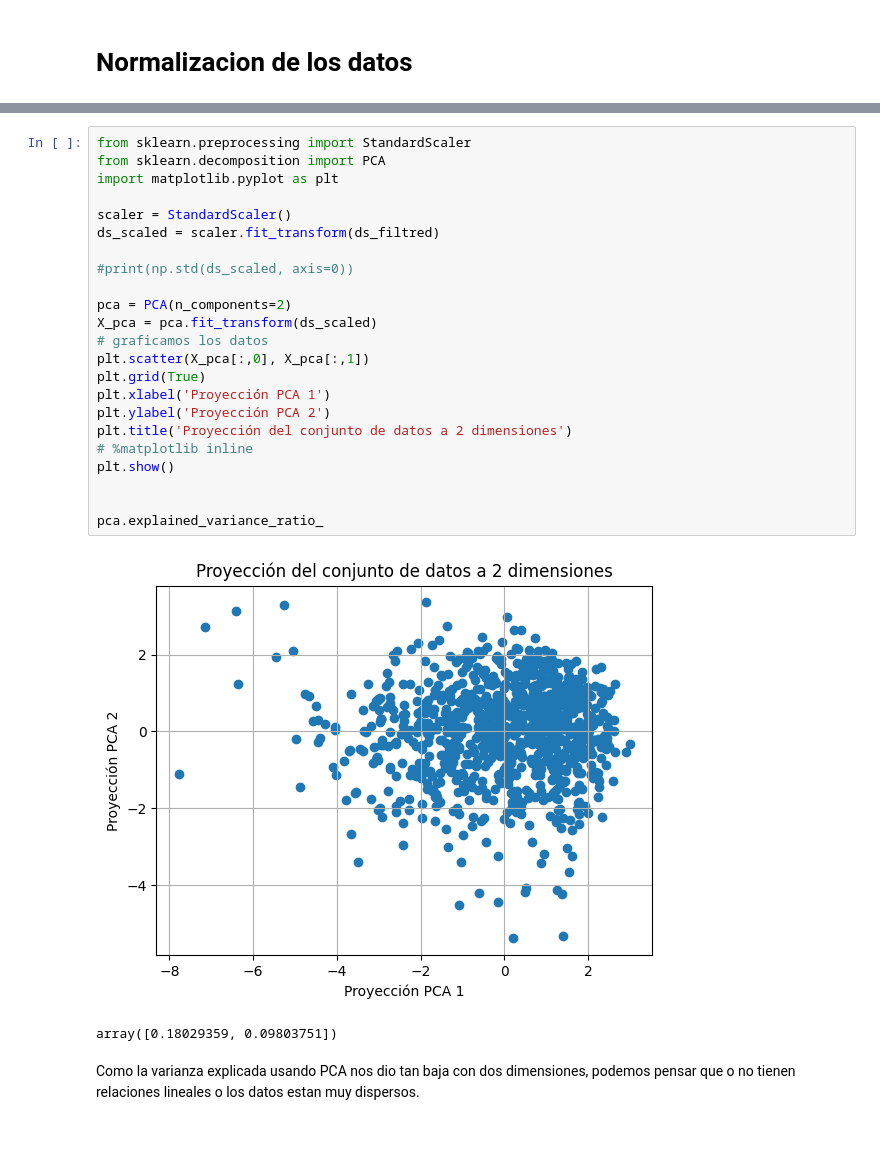
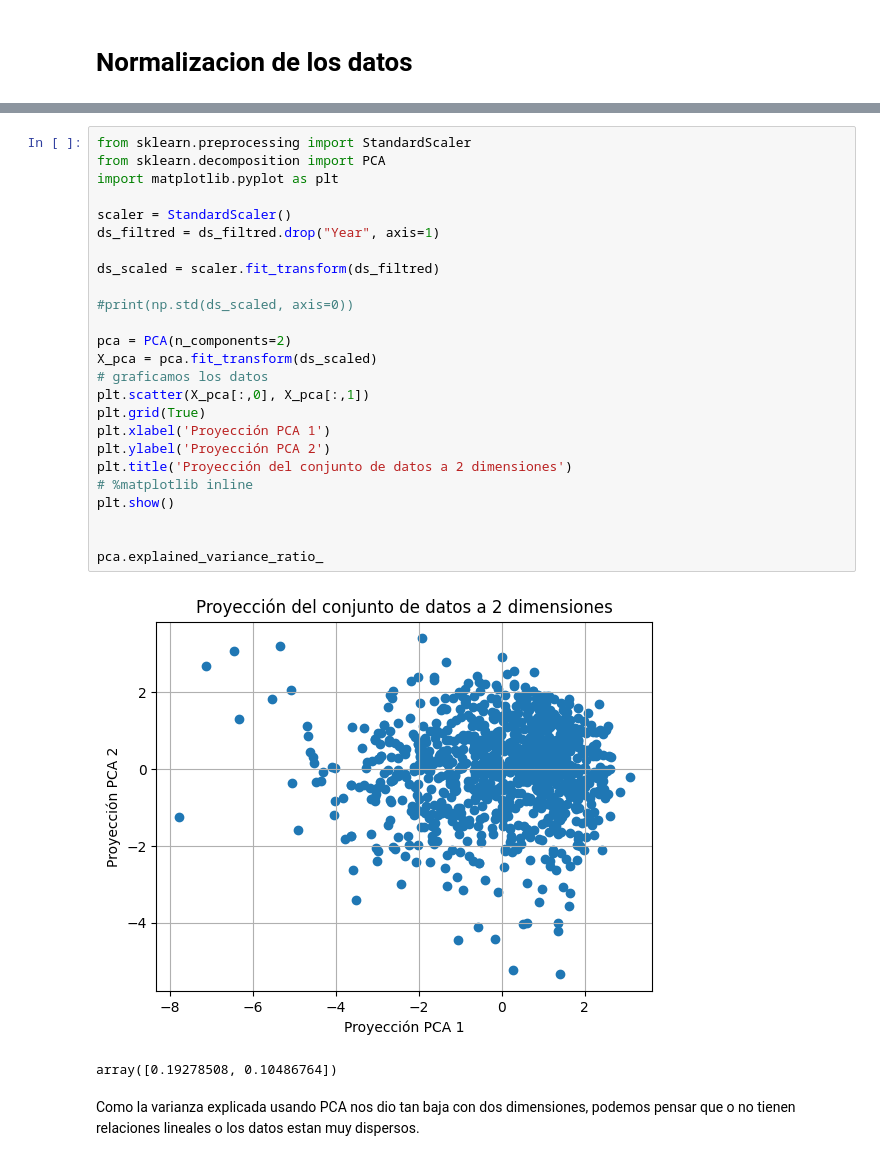
Before and after one commit to AgustinDimuro/tpeFundamentos, a Jupyter notebook: TPEspecial.ipynb, the cells around one changed output, grey strips where cells are left out. Saved outputs shown, nothing was run; the diff lists cells and outputs as text.

```diff
--- a/TPEspecial.ipynb
+++ b/TPEspecial.ipynb
@@ -535,29 +535,31 @@ memory usage: 115.0 KB
 # %%
 from sklearn.preprocessing import StandardScaler
 from sklearn.decomposition import PCA
 import matplotlib.pyplot as plt
 
 scaler = StandardScaler()
+ds_filtred = ds_filtred.drop("Year", axis=1)
+
 ds_scaled = scaler.fit_transform(ds_filtred)
 
 #print(np.std(ds_scaled, axis=0))
 
 pca = PCA(n_components=2)
 X_pca = pca.fit_transform(ds_scaled)
 # graficamos los datos
 plt.scatter(X_pca[:,0], X_pca[:,1])
 plt.grid(True)
 plt.xlabel('Proyección PCA 1')
 plt.ylabel('Proyección PCA 2')
 plt.title('Proyección del conjunto de datos a 2 dimensiones')
 # %matplotlib inline
 plt.show()
 
 
 pca.explained_variance_ratio_
 # %% [output]
-[figure, old version]
+[figure, new version]
-array([0.18029359, 0.09803751])
+array([0.19278508, 0.10486764])
 # %% [markdown]
 Como la varianza explicada usando PCA nos dio tan baja con dos dimensiones, podemos pensar que o no tienen relaciones lineales o los datos estan muy dispersos.
 # %%
```
Also changed, not shown: parts of 15 cells of this notebook.
